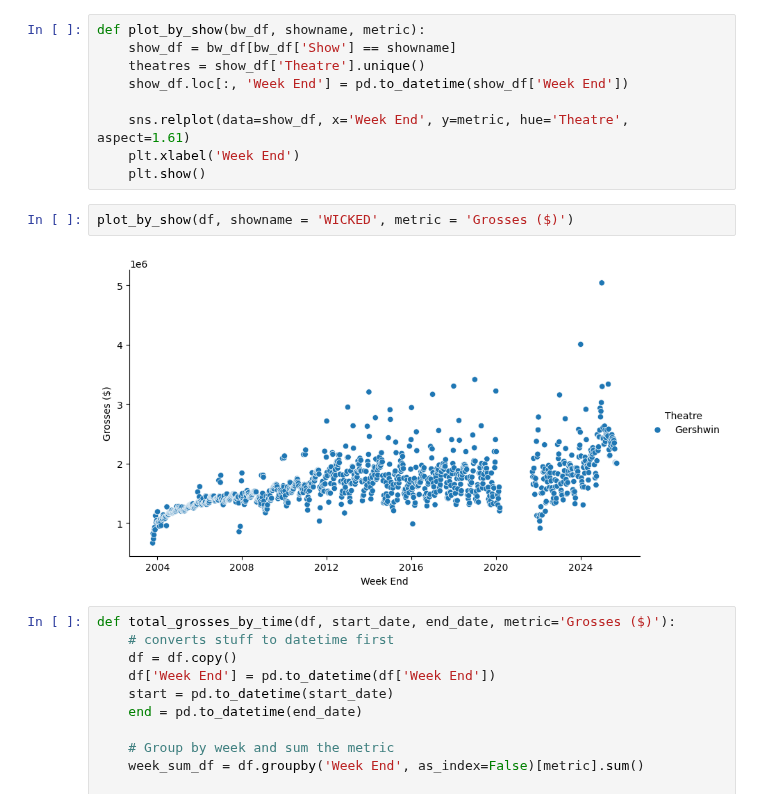
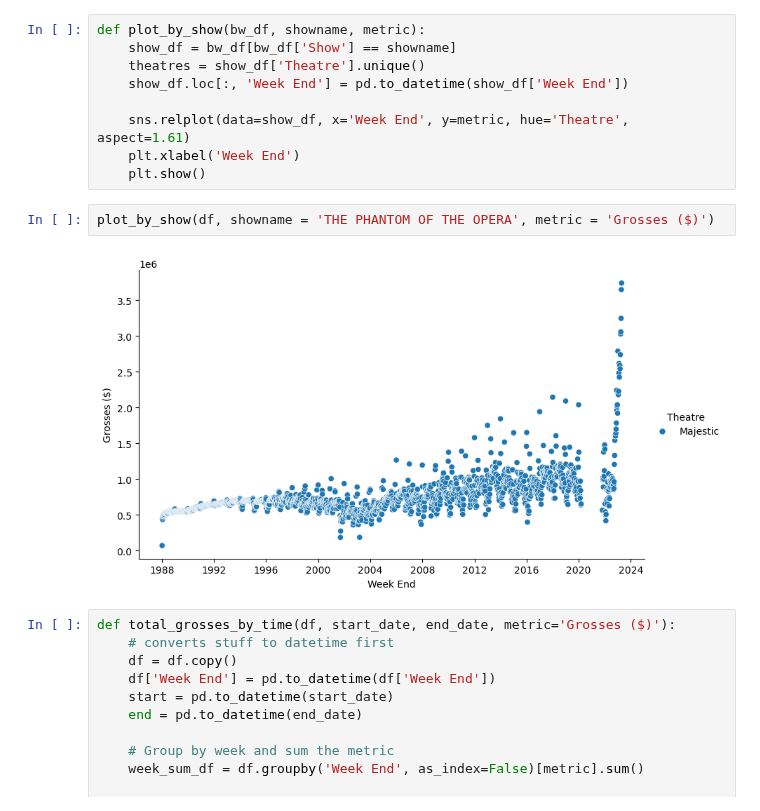
Before and after one commit to cooperorio/broadway_ml, a Jupyter notebook: analysis/broadway_analysis_sandbox.ipynb, the cells around one changed output. Saved outputs shown, nothing was run; the diff lists cells and outputs as text.

```diff
--- a/analysis/broadway_analysis_sandbox.ipynb
+++ b/analysis/broadway_analysis_sandbox.ipynb
@@ -126,9 +126,9 @@ def plot_by_show(bw_df, showname, metric):
     plt.xlabel('Week End')
     plt.show()
 # %%
-plot_by_show(df, showname = 'WICKED', metric = 'Grosses ($)')
+plot_by_show(df, showname = 'THE PHANTOM OF THE OPERA', metric = 'Grosses ($)')
 # %% [output]
-[figure, old version]
+[figure, new version]
 # %%
 def total_grosses_by_time(df, start_date, end_date, metric='Grosses ($)'):
     # converts stuff to datetime first
```
Also changed, not shown: 4 other files.
